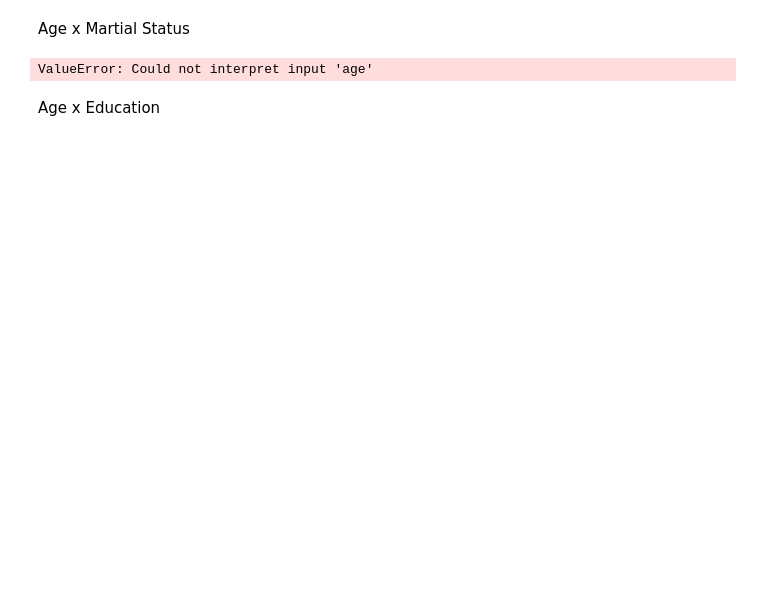
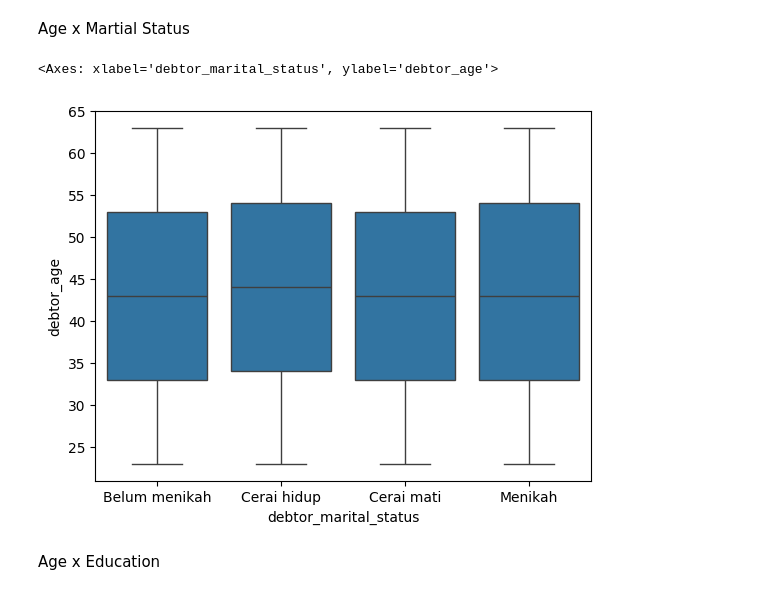
Before and after one commit to dhonihanif/AI_Collection_and_Loss_Reverse_Forecast, a Jupyter notebook: data_preparation/EDA/Univariate_bivariate_multivariate/Bivariate_Analysis/nasabah.ipynb, the cells around one changed output. Saved outputs shown, nothing was run; the diff lists cells and outputs as text; code cells hidden in the pictures; blank space fills up the shorter version.

```diff
--- a/data_preparation/EDA/Univariate_bivariate_multivariate/Bivariate_Analysis/nasabah.ipynb
+++ b/data_preparation/EDA/Univariate_bivariate_multivariate/Bivariate_Analysis/nasabah.ipynb
@@ -137,9 +137,10 @@ sns.boxplot(data=df_nasabah, x="aging", y="debtor_age")
 # %% [markdown]
 Age x Martial Status
 # %%
-sns.boxplot(data=df_nasabah, x="debtor_marital_status", y="age")
+sns.boxplot(data=df_nasabah, x="debtor_marital_status", y="debtor_age")
 # %% [output]
-ValueError: Could not interpret input 'age'
+<Axes: xlabel='debtor_marital_status', ylabel='debtor_age'>
+[figure, added]
 # %% [markdown]
 Age x Education
 # %%
```
Also changed, not shown: parts of 18 cells of this notebook, 48 other files.
